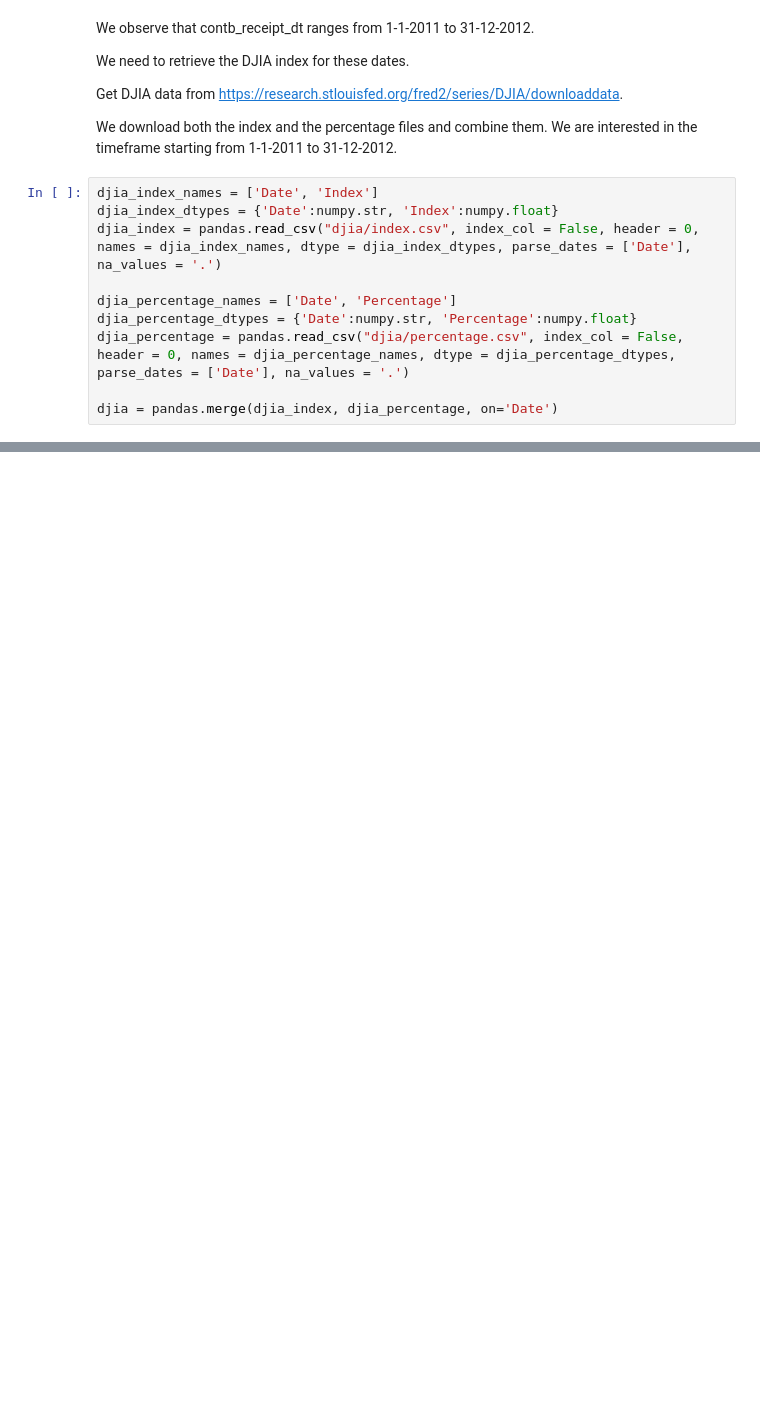
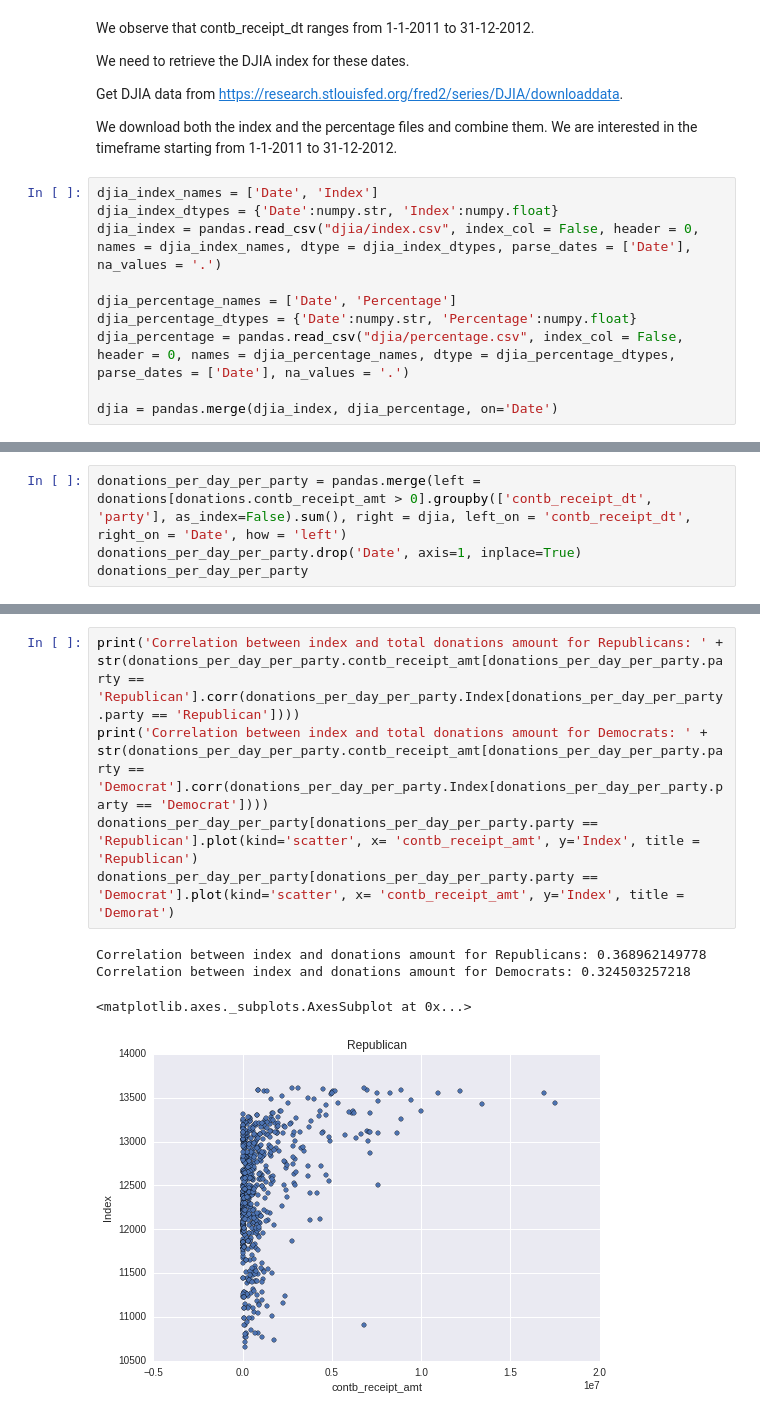
Before and after one commit to BabisK/M36101P-Assignent1, a Jupyter notebook: M36101P-Assignment1.ipynb, the cells around one changed output, grey strips where cells are left out. Cells and saved outputs as stored; diff of their text form; blank space fills up the shorter version.

```diff
--- a/M36101P-Assignment1.ipynb
+++ b/M36101P-Assignment1.ipynb
@@ -173,0 +317,4 @@ Next the NaN entries. All of them seem to be valid entries
+# %%
+donations_per_day_per_party = pandas.merge(left = donations[donations.contb_receipt_amt > 0].groupby(['contb_receipt_dt', 'party'], as_index=False).sum(), right = djia, left_on = 'contb_receipt_dt', right_on = 'Date', how = 'left')
+donations_per_day_per_party.drop('Date', axis=1, inplace=True)
+donations_per_day_per_party
@@ -173,0 +340,10 @@ Next the NaN entries. All of them seem to be valid entries
+# %%
+print('Correlation between index and total donations amount for Republicans: ' + str(donations_per_day_per_party.contb_receipt_amt[donations_per_day_per_party.party == 'Republican'].corr(donations_per_day_per_party.Index[donations_per_day_per_party.party == 'Republican'])))
+print('Correlation between index and total donations amount for Democrats: ' + str(donations_per_day_per_party.contb_receipt_amt[donations_per_day_per_party.party == 'Democrat'].corr(donations_per_day_per_party.Index[donations_per_day_per_party.party == 'Democrat'])))
+donations_per_day_per_party[donations_per_day_per_party.party == 'Republican'].plot(kind='scatter', x= 'contb_receipt_amt', y='Index', title = 'Republican')
+donations_per_day_per_party[donations_per_day_per_party.party == 'Democrat'].plot(kind='scatter', x= 'contb_receipt_amt', y='Index', title = 'Demorat')
+# %% [output]
+Correlation between index and donations amount for Republicans: 0.368962149778
+Correlation between index and donations amount for Democrats: 0.324503257218
+<matplotlib.axes._subplots.AxesSubplot at 0x...>
+[figure, added]
```
Also changed, not shown: parts of 111 cells of this notebook.
